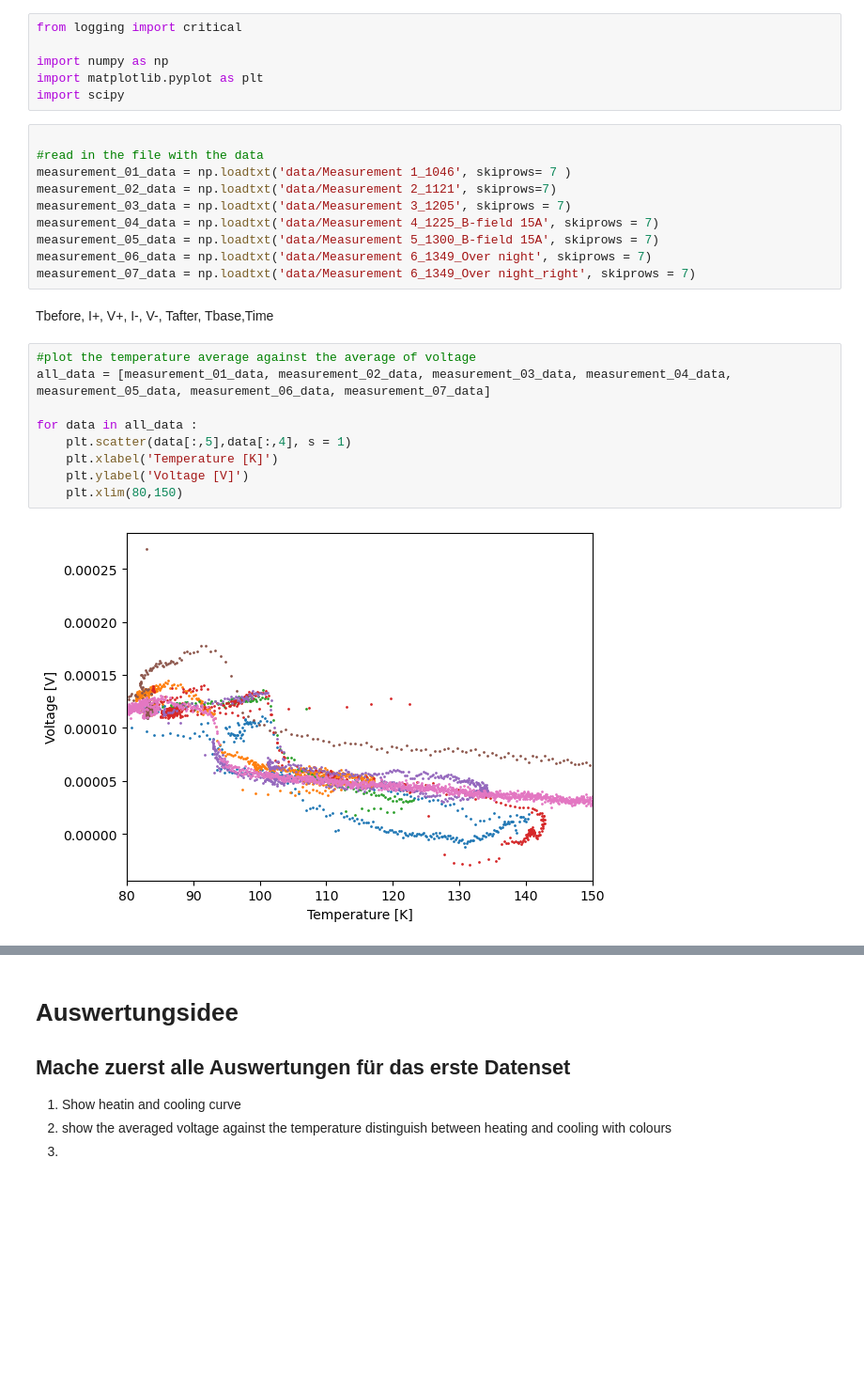
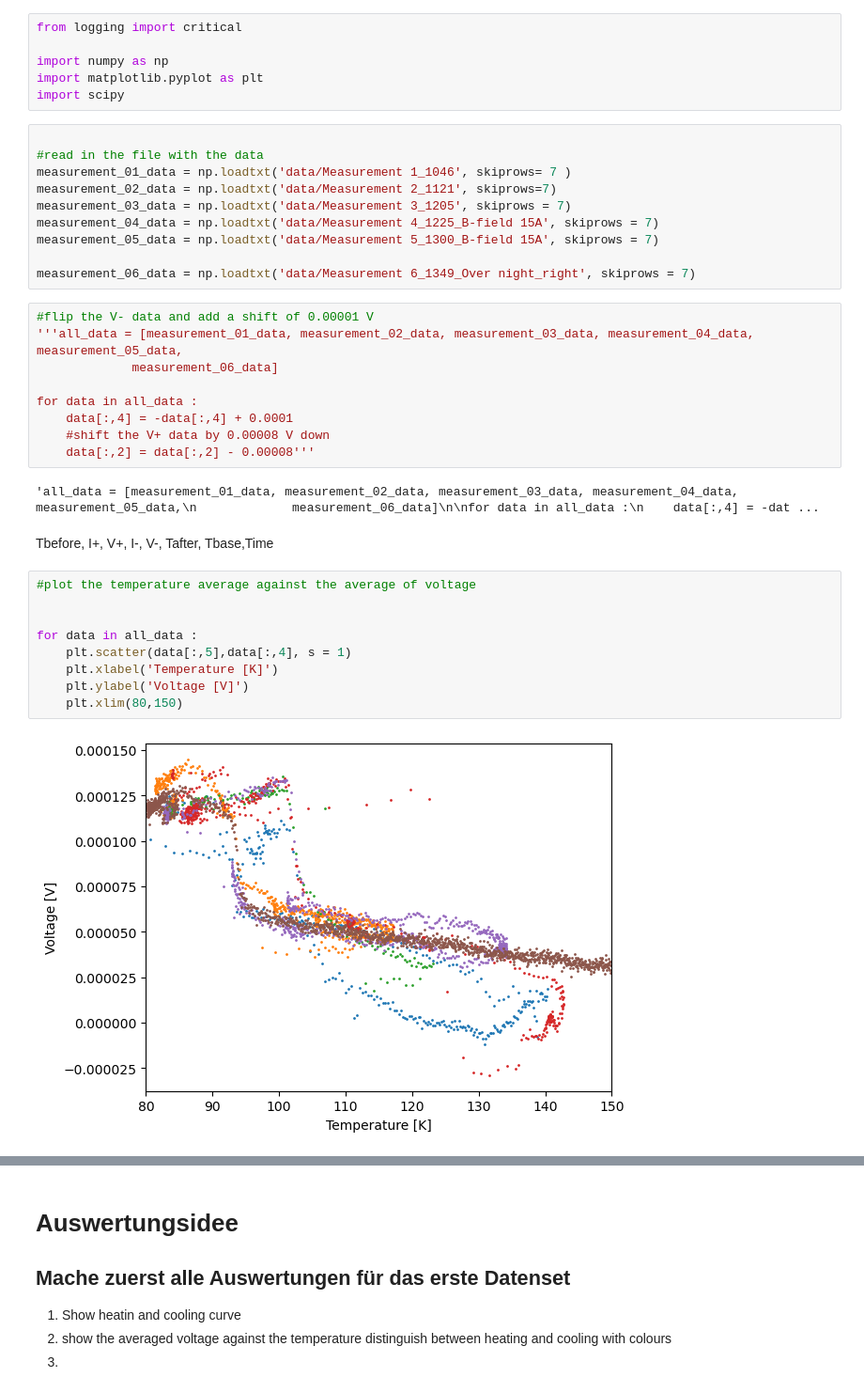
Before and after one commit to JanZur/Solid_state_physics_lab, a Jupyter notebook: solidstates_lab.ipynb, the cells around one changed output, grey strips where cells are left out. Shown: that part at 94% size. Drawn from its saved outputs; the diff is of its cells as text; blank space fills up the shorter version.

```diff
--- a/solidstates_lab.ipynb
+++ b/solidstates_lab.ipynb
@@ -12,19 +12,30 @@ measurement_02_data = np.loadtxt('data/Measurement 2_1121', skiprows=7)
 measurement_03_data = np.loadtxt('data/Measurement 3_1205', skiprows = 7)
 measurement_04_data = np.loadtxt('data/Measurement 4_1225_B-field 15A', skiprows = 7)
 measurement_05_data = np.loadtxt('data/Measurement 5_1300_B-field 15A', skiprows = 7)
-measurement_06_data = np.loadtxt('data/Measurement 6_1349_Over night', skiprows = 7)
-measurement_07_data = np.loadtxt('data/Measurement 6_1349_Over night_right', skiprows = 7)
+
+measurement_06_data = np.loadtxt('data/Measurement 6_1349_Over night_right', skiprows = 7)
+# %%
+#flip the V- data and add a shift of 0.00001 V
+'''all_data = [measurement_01_data, measurement_02_data, measurement_03_data, measurement_04_data, measurement_05_data,
+             measurement_06_data]
+
+for data in all_data :
+    data[:,4] = -data[:,4] + 0.0001
+    #shift the V+ data by 0.00008 V down
+    data[:,2] = data[:,2] - 0.00008'''
+# %% [output]
+'all_data = [measurement_01_data, measurement_02_data, measurement_03_data, measurement_04_data, measurement_05_data,\n             measurement_06_data]\n\nfor data in all_data :\n    data[:,4] = -dat ...
 # %% [markdown]
 Tbefore, I+, V+, I-, V-, Tafter, Tbase,Time
 # %%
 #plot the temperature average against the average of voltage
-all_data = [measurement_01_data, measurement_02_data, measurement_03_data, measurement_04_data, measurement_05_data, measurement_06_data, measurement_07_data]
+
 
 for data in all_data :
     plt.scatter(data[:,5],data[:,4], s = 1)
     plt.xlabel('Temperature [K]')
     plt.ylabel('Voltage [V]')
     plt.xlim(80,150)
 # %% [output]
-[figure, old version]
+[figure, new version]
 # %%
```
Also changed, not shown: parts of 19 cells of this notebook.
